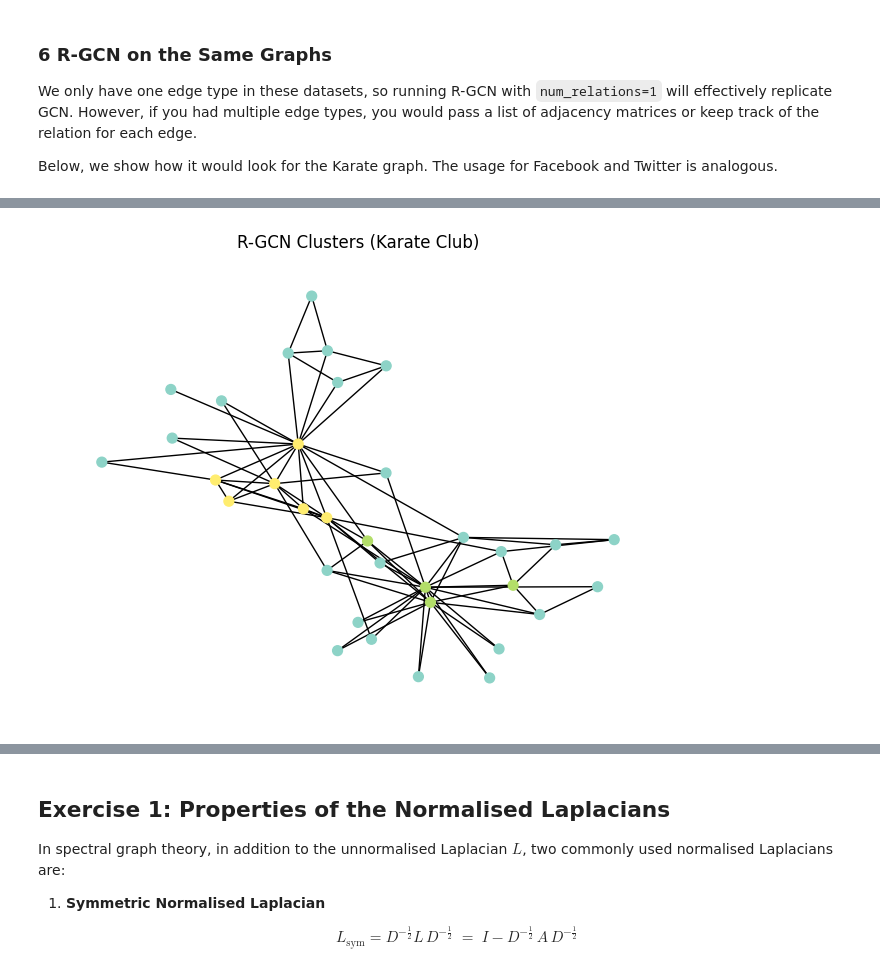
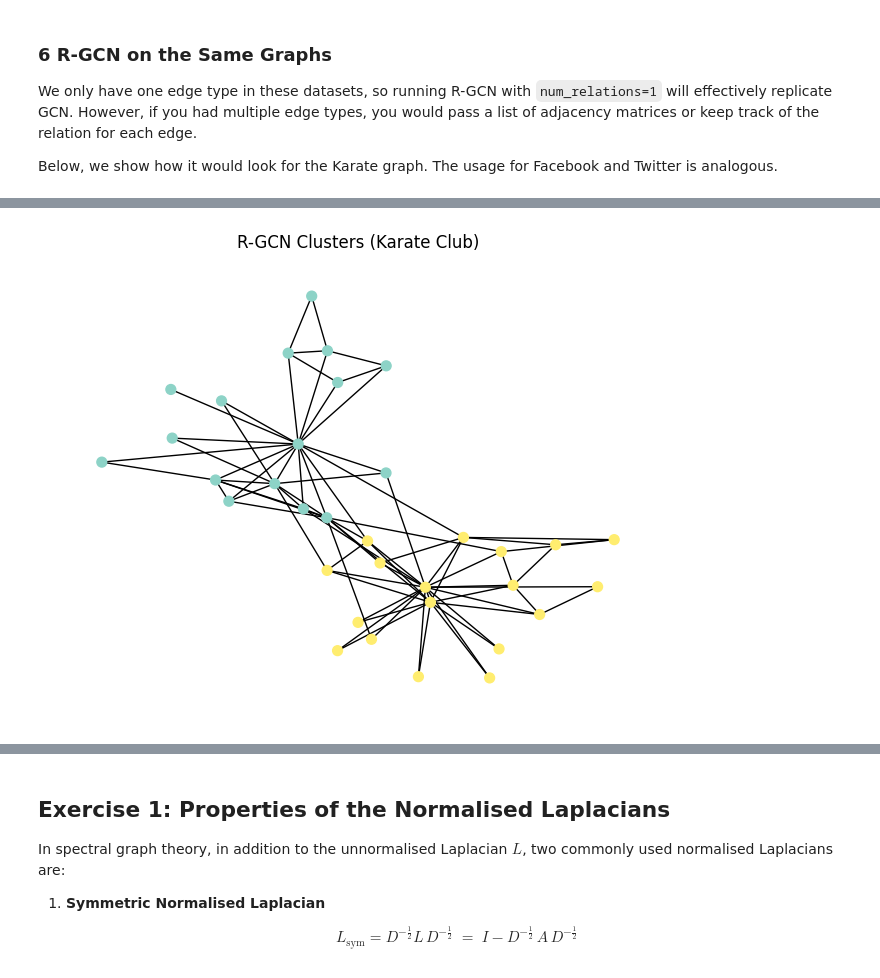
Before and after one commit to mateusgoto01/graph_facebook_analysis, a Jupyter notebook: FERNDADES_GOTO_REGAZZI_graphe.ipynb, the cells around one changed output, grey strips where cells are left out. Drawn from its saved outputs; the diff is of its cells as text; code cells hidden in the pictures.

```diff
--- a/FERNDADES_GOTO_REGAZZI_graphe.ipynb
+++ b/FERNDADES_GOTO_REGAZZI_graphe.ipynb
@@ -1259,7 +1259,7 @@ class GraphEmbedderGNN(nn.Module):
             loss.backward()
             optimizer.step()
 
-            if (epoch+1) % 10 == 0:
+            if (epoch+1) % 20 == 0:
                 print(f"Epoch {epoch+1}/{epochs} - Loss: {loss.item():.4f}")
 
     def get_embeddings(self, adj_matrix):
@@ -1428,13 +1448,14 @@ labels_karate_rgcn, sil_karate_rgcn, df_karate_rgcn = gnn_embedding_clustering(
     G_karate,
     model_type='RGCN',
     embed_dim=8,
-    epochs=100,
-    lr=0.01,
-    k=3,
-    num_relations=5
+    epochs=200,
+    lr=0.001,
+    k=2,
+    num_relations=1
 )
-print(f"R-GCN Embeddings Silhouette (Karate, k=3): {sil_karate_rgcn:.4f}")
-print(df_karate_rgcn.groupby('Cluster')['Node'].apply(list))
+print(f"R-GCN Embeddings Silhouette (Karate, k=1): {sil_karate_rgcn:.4f}")
+print("Cluster sizes:\n", df_karate_rgcn['Cluster'].value_counts())
+
 
 # Visualize
 rgcn_partition_karate = dict(zip(df_karate_rgcn['Node'], df_karate_rgcn['Cluster']))
@@ -1455,4 +1481,4 @@ Name: Node, dtype: object
-[figure, old version]
+[figure, new version]
 # %%
 print("=== R-GCN on Facebook (multiple relations) ===")
 labels_facebook_rgcn, sil_facebook_rgcn, df_facebook_rgcn = gnn_embedding_clustering(
```
Also changed, not shown: parts of 29 cells of this notebook.
